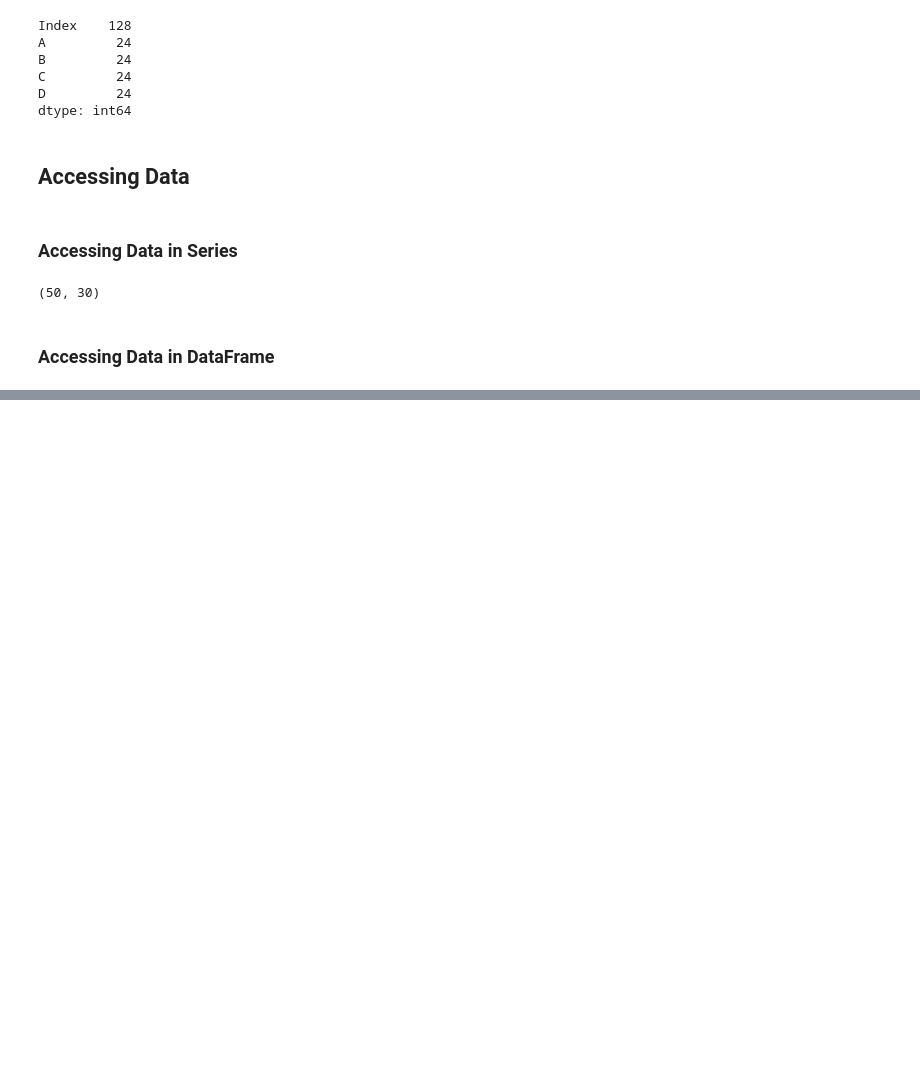
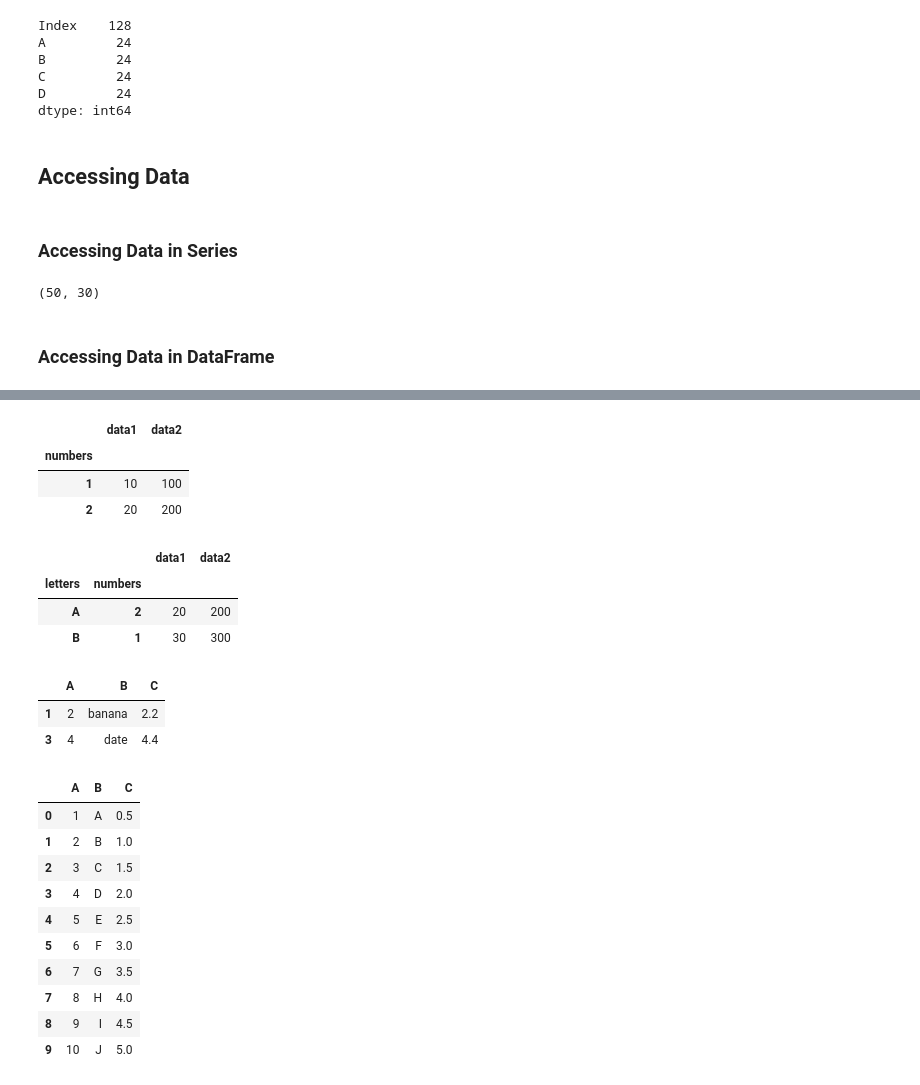
Before and after one commit to msfalif404/data-processing-pandas-cheathsheet, a Jupyter notebook: pandas_cheatsheet.ipynb, the cells around one changed output, grey strips where cells are left out. Drawn from its saved outputs; the diff is of its cells as text; code cells hidden in the pictures; blank space fills up the shorter version.

```diff
--- a/pandas_cheatsheet.ipynb
+++ b/pandas_cheatsheet.ipynb
@@ -306,0 +408,50 @@ ele_pos, ele_label
+# %%
+rows_with_A = df.xs(key='A', level='letters')
+rows_with_A
+# %% [output]
+|  | data1 | data2 |
+| numbers |  |  |
+| 1 | 10 | 100 |
+| 2 | 20 | 200 |
+# %%
+df_query = df.query('data1 > 15 & data2 < 350')
+df_query
+# %% [output]
+|  |  | data1 | data2 |
+| letters | numbers |  |  |
+| A | 2 | 20 | 200 |
+| B | 1 | 30 | 300 |
+# %%
+data_example = {
+    'A': [1,2,3,4,5],
+    'B': ['apple','banana','cherry','date','fig'],
+    'C': [1.1, 2.2, 3.3, 4.4, 5.5]
+}
+df = pd.DataFrame(data=data_example)
+
+taken_rows = df.take([1,3])
+taken_rows
+# %% [output]
+|  | A | B | C |
+| 1 | 2 | banana | 2.2 |
+| 3 | 4 | date | 4.4 |
+# %%
+data = {
+    'A': [i for i in range(1, 11)],
+    'B': [chr(i) for i in range(65, 75)],
+    'C': [i * 0.5 for i in range(1, 11)]
+}
+df = pd.DataFrame(data=data)
+df
+# %% [output]
+|  | A | B | C |
+| 0 | 1 | A | 0.5 |
+| 1 | 2 | B | 1.0 |
+| 2 | 3 | C | 1.5 |
+| 3 | 4 | D | 2.0 |
+| 4 | 5 | E | 2.5 |
+| 5 | 6 | F | 3.0 |
+| 6 | 7 | G | 3.5 |
+| 7 | 8 | H | 4.0 |
+| 8 | 9 | I | 4.5 |
+| 9 | 10 | J | 5.0 |
```
Also changed, not shown: parts of 42 cells of this notebook.
